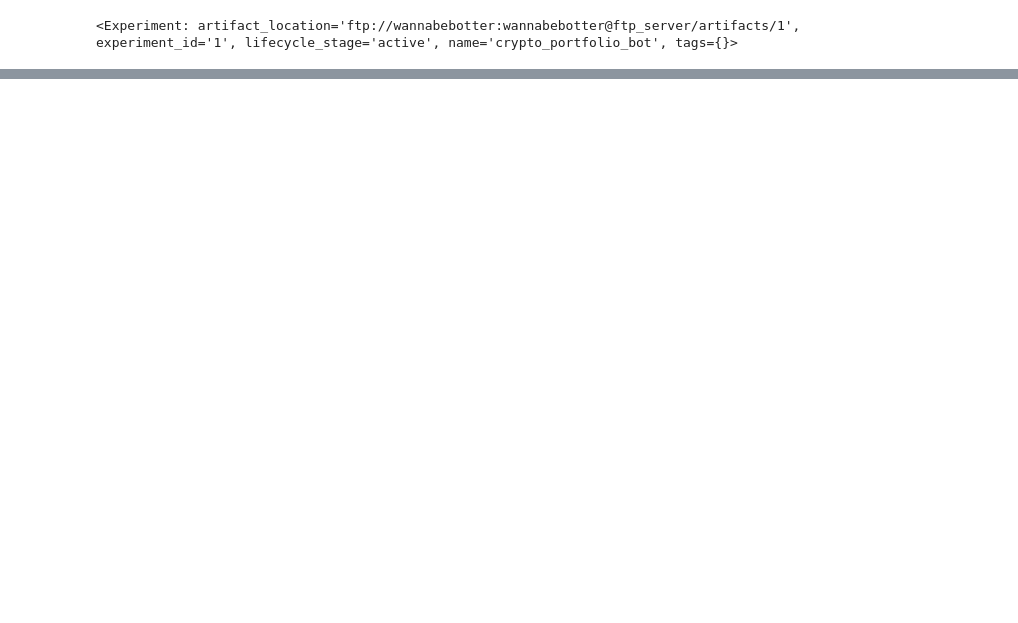
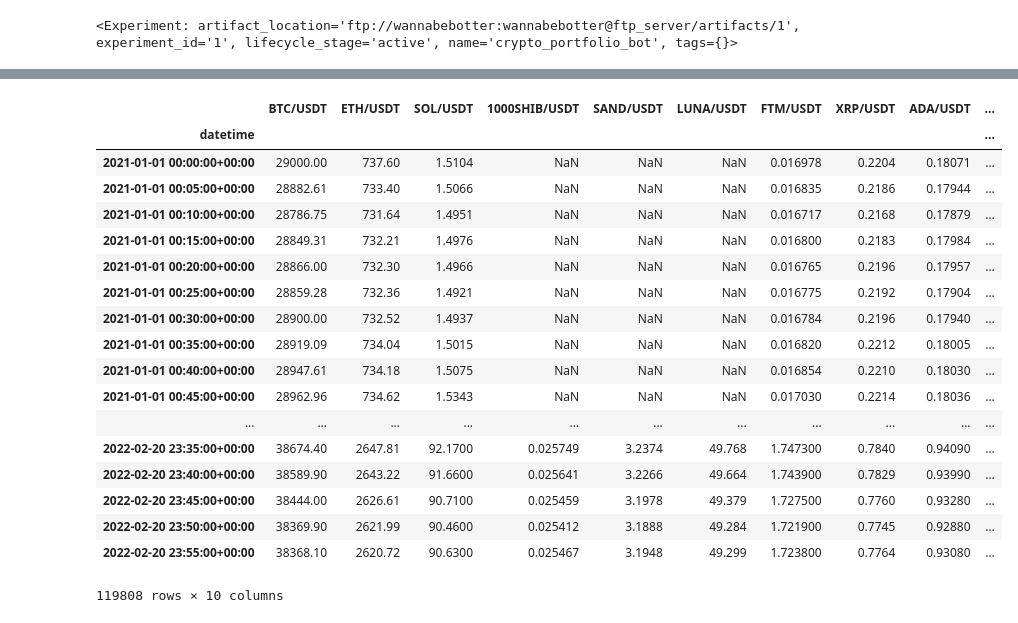
Before and after one commit to takahiro47/crypto_portfolio_bot, a Jupyter notebook: crypto_portfolio_bot.ipynb, the cells around one changed output, grey strips where cells are left out. Saved outputs shown, nothing was run; the diff lists cells and outputs as text; code cells hidden in the pictures; blank space fills up the shorter version.

```diff
--- a/crypto_portfolio_bot.ipynb
+++ b/crypto_portfolio_bot.ipynb
@@ -151,0 +182,32 @@ df[df['listed_days'] > 250]
+# %%
+# ポートフォリオ構成銘柄のクローズ価格系列を準備する
+
+dfs = []
+for _symbol in tqdm(portfolio_symbols):
+    _table_name = dbutil.get_timebar_table_name('binanceusdm', _symbol, '5m')
+    _df = dbutil.read_sql_query(f'SELECT datetime, close from "{_table_name}" WHERE datetime < \'2022-02-21 00:00:00+00\' AND datetime >= \'2021-01-01 00:00:00+00\' ORDER BY datetime ASC', index_column = 'datetime')
+    _df.columns = [_symbol]
+    dfs.append(_df.dropna())
+
+df_portfolio_close = pd.concat(dfs, axis=1)
+df_portfolio_close
+# %% [output]
+|  | BTC/USDT | ETH/USDT | SOL/USDT | 1000SHIB/USDT | SAND/USDT | LUNA/USDT | FTM/USDT | XRP/USDT | ADA/USDT | ... |
+| datetime |  |  |  |  |  |  |  |  |  | ... |
+| 2021-01-01 00:00:00+00:00 | 29000.00 | 737.60 | 1.5104 | NaN | NaN | NaN | 0.016978 | 0.2204 | 0.18071 | ... |
+| 2021-01-01 00:05:00+00:00 | 28882.61 | 733.40 | 1.5066 | NaN | NaN | NaN | 0.016835 | 0.2186 | 0.17944 | ... |
+| 2021-01-01 00:10:00+00:00 | 28786.75 | 731.64 | 1.4951 | NaN | NaN | NaN | 0.016717 | 0.2168 | 0.17879 | ... |
+| 2021-01-01 00:15:00+00:00 | 28849.31 | 732.21 | 1.4976 | NaN | NaN | NaN | 0.016800 | 0.2183 | 0.17984 | ... |
+| 2021-01-01 00:20:00+00:00 | 28866.00 | 732.30 | 1.4966 | NaN | NaN | NaN | 0.016765 | 0.2196 | 0.17957 | ... |
+| 2021-01-01 00:25:00+00:00 | 28859.28 | 732.36 | 1.4921 | NaN | NaN | NaN | 0.016775 | 0.2192 | 0.17904 | ... |
+| 2021-01-01 00:30:00+00:00 | 28900.00 | 732.52 | 1.4937 | NaN | NaN | NaN | 0.016784 | 0.2196 | 0.17940 | ... |
+| 2021-01-01 00:35:00+00:00 | 28919.09 | 734.04 | 1.5015 | NaN | NaN | NaN | 0.016820 | 0.2212 | 0.18005 | ... |
+| 2021-01-01 00:40:00+00:00 | 28947.61 | 734.18 | 1.5075 | NaN | NaN | NaN | 0.016854 | 0.2210 | 0.18030 | ... |
+| 2021-01-01 00:45:00+00:00 | 28962.96 | 734.62 | 1.5343 | NaN | NaN | NaN | 0.017030 | 0.2214 | 0.18036 | ... |
+| ... | ... | ... | ... | ... | ... | ... | ... | ... | ... | ... |
+| 2022-02-20 23:35:00+00:00 | 38674.40 | 2647.81 | 92.1700 | 0.025749 | 3.2374 | 49.768 | 1.747300 | 0.7840 | 0.94090 | ... |
+| 2022-02-20 23:40:00+00:00 | 38589.90 | 2643.22 | 91.6600 | 0.025641 | 3.2266 | 49.664 | 1.743900 | 0.7829 | 0.93990 | ... |
+| 2022-02-20 23:45:00+00:00 | 38444.00 | 2626.61 | 90.7100 | 0.025459 | 3.1978 | 49.379 | 1.727500 | 0.7760 | 0.93280 | ... |
+| 2022-02-20 23:50:00+00:00 | 38369.90 | 2621.99 | 90.4600 | 0.025412 | 3.1888 | 49.284 | 1.721900 | 0.7745 | 0.92880 | ... |
+| 2022-02-20 23:55:00+00:00 | 38368.10 | 2620.72 | 90.6300 | 0.025467 | 3.1948 | 49.299 | 1.723800 | 0.7764 | 0.93080 | ... |
+119808 rows × 10 columns
```
Also changed, not shown: parts of 14 cells of this notebook.
